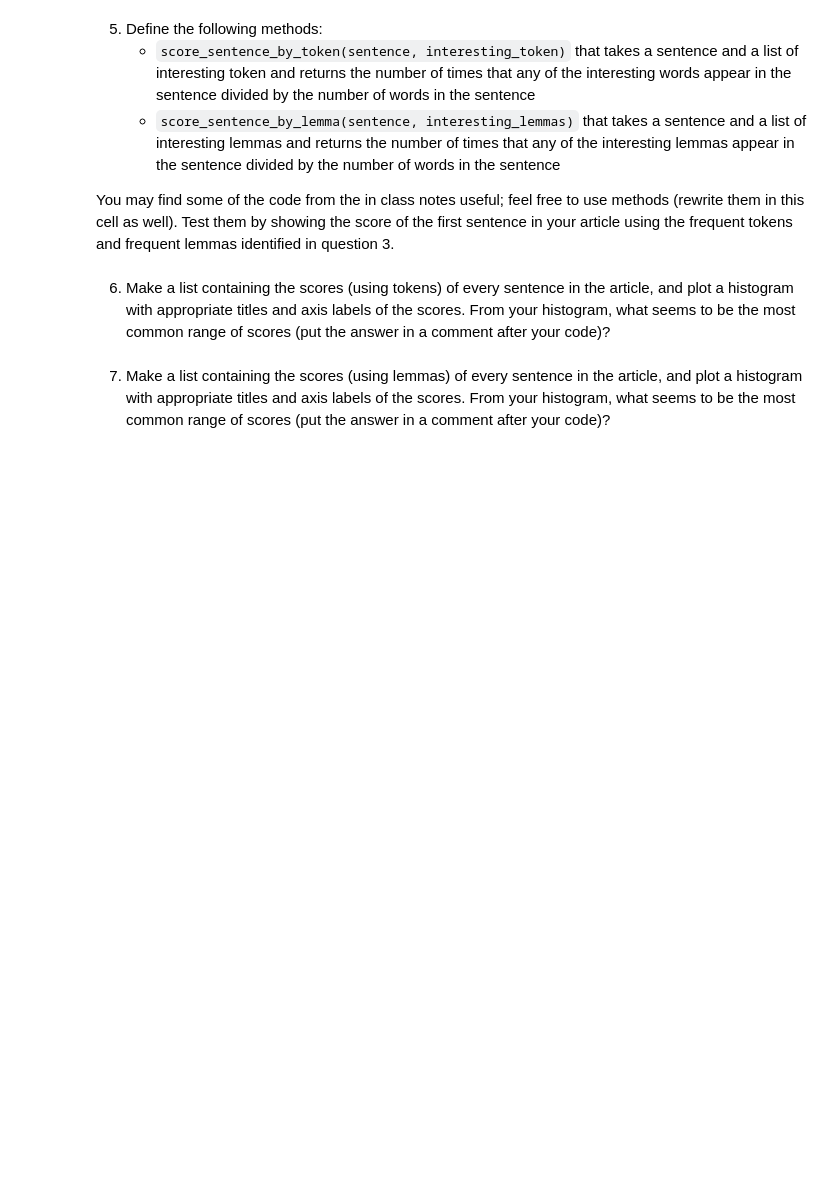
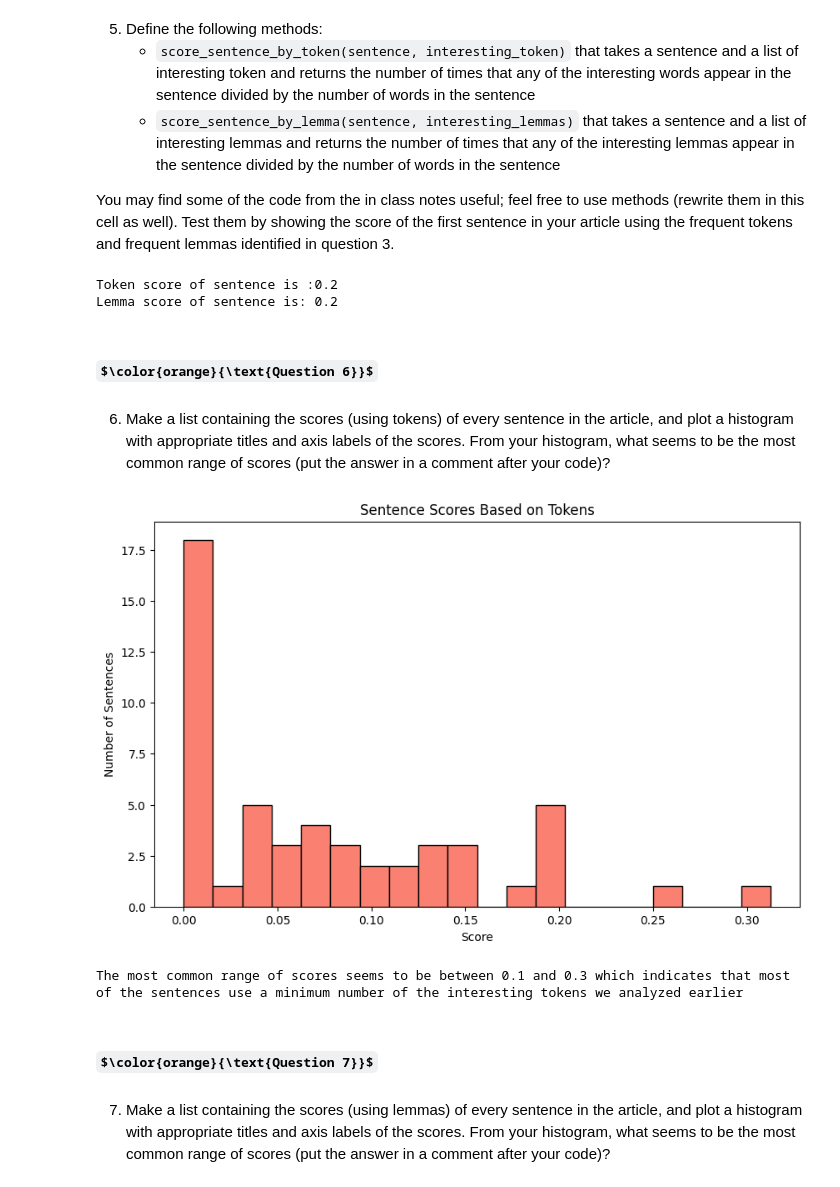
Before and after one commit to tsngh/web-scraping, a Jupyter notebook: web-scraping.ipynb, the cells around one changed output. Drawn from its saved outputs; the diff is of its cells as text; code cells hidden in the pictures; some formulas as TeX source; blank space fills up the shorter version.

```diff
--- a/web-scraping.ipynb
+++ b/web-scraping.ipynb
@@ -55,2 +148,19 @@ All prereqs installed.
 # %% [markdown]
 4. Load the article text into a trained `spaCy` pipeline, and determine the 5 most frequent lemmas (converted to lower case).  Print the common lemmas with an appropriate label.  Additionally, print the lemmas with their frequencies (with appropriate labels). Make sure to remove things we don't care about (punctuation, stopwords, whitespace).
+# %%
+#load into trained spaCy
+nlp = spacy.load("en_core_web_sm")
+doc = nlp(article_text)
+#remove noise
+lemmas = [token.lemma_.lower() for token in doc if not token.is_punct and not token.is_stop and not token.is_space]
+lemma_counts = Counter(lemmas)
+
+#top 5 common and frequencies
+print("The 5 most common lemmas and their frequencies are:")
+for lemma, count in lemma_counts.most_common(5):
+    print(f"-{lemma}: {count}")
+
+#all lemmas and frequencies
+print("\nAll lemmas and their frequencies:")
+for lemma, count in lemma_counts.items():
+    print(f"-{lemma}: {count}")
@@ -60,7 +190,70 @@ All prereqs installed.
     * `score_sentence_by_lemma(sentence, interesting_lemmas)` that takes a sentence and a list of interesting lemmas and returns the number of times that any of the interesting lemmas appear in the sentence divided by the number of words in the sentence
 
 You may find some of the code from the in class notes useful; feel free to use methods (rewrite them in this cell as well).  Test them by showing the score of the first sentence in your article using the frequent tokens and frequent lemmas identified in question 3.
+# %%
+import pickle
+from bs4 import BeautifulSoup
+import spacy
+
+
+nlp = spacy.load("en_core_web_sm")
+
+def score_sentence_by_token(sentence, interesting_tokens):
+    doc = nlp(sentence)
+    tokens = [token.text.lower() for token in doc if not token.is_punct and not token.is_stop and not token.is_space]
+    score = sum(token in interesting_tokens for token in tokens)
+    return score / len(tokens) if tokens else 0
+
+def score_sentence_by_lemma(sentence, interesting_lemmas):
+    doc = nlp(sentence)
+    lemmas = [token.lemma_.lower()for token in doc if not token.is_punct and not token.is_stop and not token.is_space]
+    score = sum(lemma in interesting_lemmas for lemma in lemmas)
+    return score / len(lemmas) if lemmas else 0
+
+with open("article.pkl", "rb") as file:
+    article_text = pickle.load(file)
+
+doc = nlp(article_text)
+
+first_sentence = "When we think about the onward march of automotive technology, headlights aren’t usually the first thing that come to mind"
+interesting_tokens = ["laser","headlights", "headlight", "technology", "led"]
+interesting_lemmas = ["laser", "headlight", "beam", "technology", "light"]
+
+token_score = score_sentence_by_token(first_sentence, interesting_tokens)
+lemma_score = score_sentence_by_lemma(first_sentence, interesting_lemmas)
+print(f"Token score of sentence is :{token_score}")
+print(f"Lemma score of sentence is: {lemma_score}")
+# %% [output]
+Token score of sentence is :0.2
+Lemma score of sentence is: 0.2
+# %% [markdown]
+## $\color{orange}{\text{Question 6}}$
 # %% [markdown]
 6. Make a list containing the scores (using tokens) of every sentence in the article, and plot a histogram with appropriate titles and axis labels of the scores. From your histogram, what seems to be the most common range of scores (put the answer in a comment after your code)?
+# %%
+import matplotlib.pyplot as plt
+
+interesting_tokens = ["laser", "headlight", "light", "led", "car"]
+
+#split article
+sentences = [sent.text for sent in nlp(article_text).sents]
+
+#calculate score each sentence
+sentence_scores = [score_sentence_by_token(sent, interesting_tokens) for sent in sentences]
+
+#histogram
+plt.figure(figsize=(10, 6))
+plt.hist(sentence_scores, bins=20, color ="salmon", edgecolor="black")
+plt.title("Sentence Scores Based on Tokens")
+plt.xlabel("Score")
+plt.ylabel("Number of Sentences")
+plt.show()
+
+print("The most common range of scores seems to be between 0.1 and 0.3 which indicates that most of the sentences use a minimum number of the interesting tokens we analyzed earlier ")
+# %% [output]
+[figure, added]
+The most common range of scores seems to be between 0.1 and 0.3 which indicates that most of the sentences use a minimum number of the interesting tokens we analyzed earlier
+# %% [markdown]
+## $\color{orange}{\text{Question 7}}$
 # %% [markdown]
 7. Make a list containing the scores (using lemmas) of every sentence in the article, and plot a histogram with appropriate titles and axis labels of the scores.  From your histogram, what seems to be the most common range of scores (put the answer in a comment after your code)?
```
Also changed, not shown: parts of 15 cells of this notebook, 1 other file.
